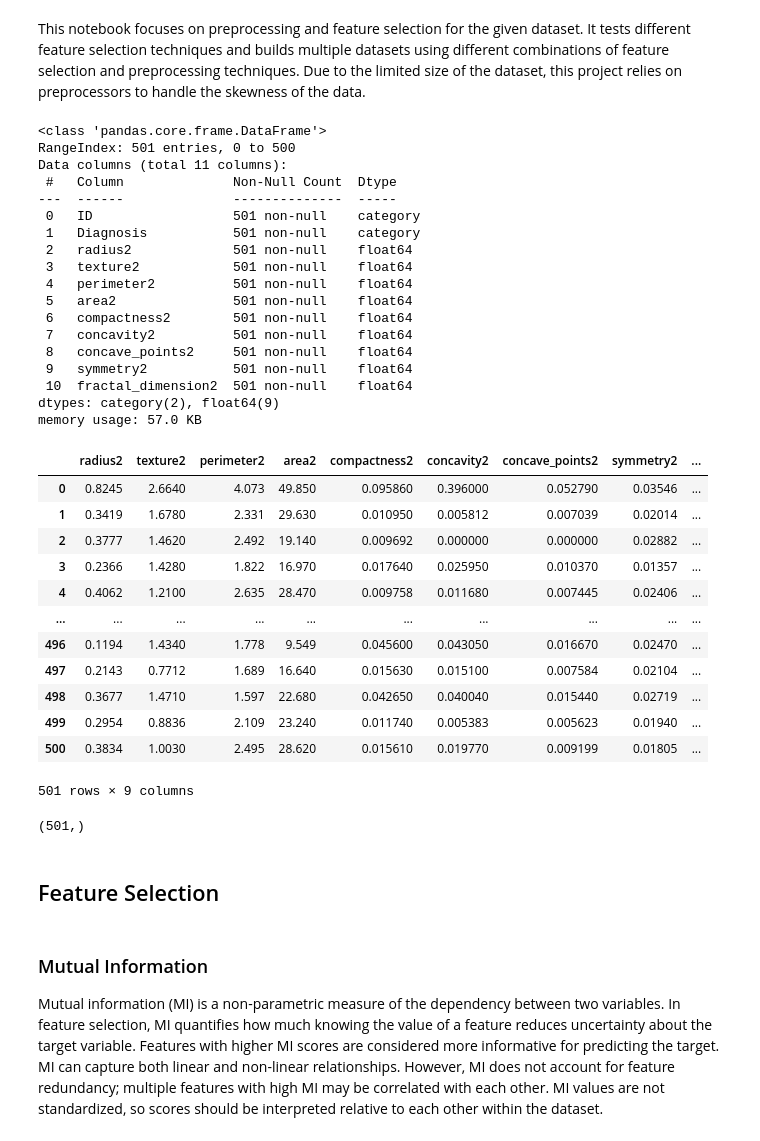
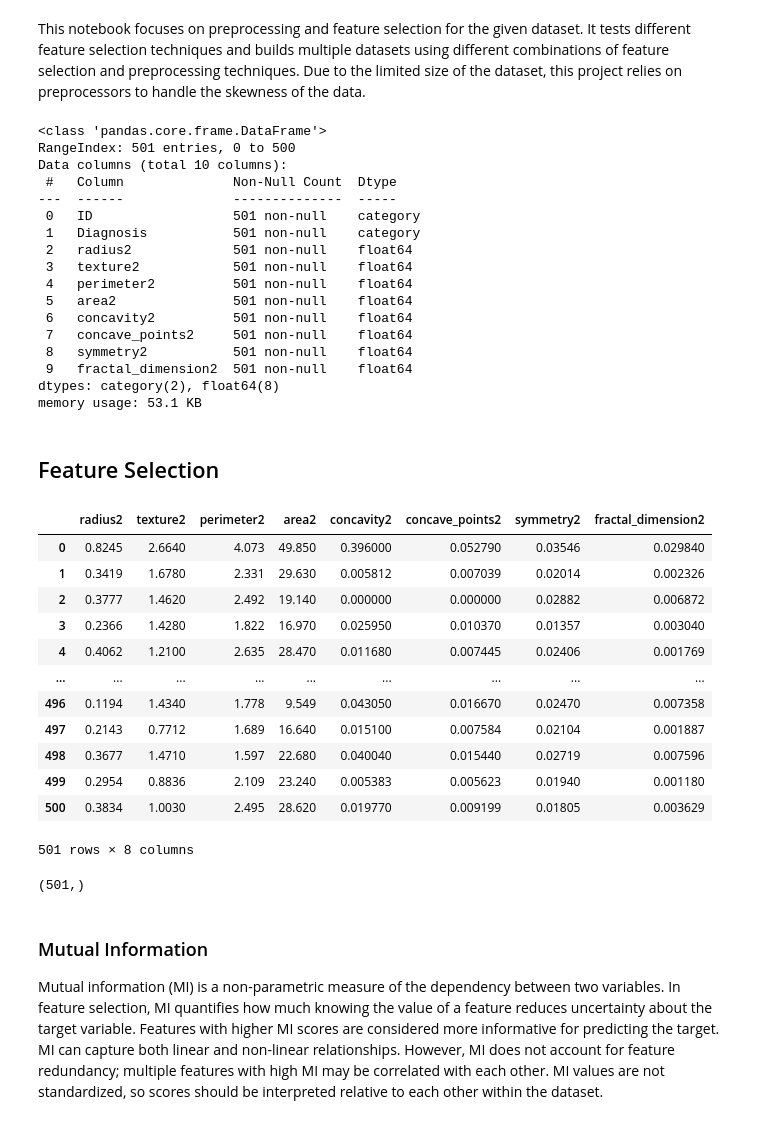
Before and after one commit to Jonas-wastaken/ml_project, a Jupyter notebook: notebooks/preprocessing.ipynb, the cells around one changed output. Drawn from its saved outputs; the diff is of its cells as text; code cells hidden in the pictures.

Commit message:
include considerations from multivariate analysis to data preprocessing

```diff
--- a/notebooks/preprocessing.ipynb
+++ b/notebooks/preprocessing.ipynb
@@ -21,11 +21,14 @@ data_path = os.path.join(os.path.dirname(os.getcwd()), "data", "raw_data.csv")
 df = pd.read_csv(data_path)
 df["ID"] = df["ID"].astype("category")
 df["Diagnosis"] = df["Diagnosis"].astype("category")
+df = df.drop(
+    "compactness2", axis=1
+)  # Exclude compactness2 from further analysis as previously determined
 df.info()
 # %% [output]
 <class 'pandas.core.frame.DataFrame'>
 RangeIndex: 501 entries, 0 to 500
-Data columns (total 11 columns):
+Data columns (total 10 columns):
  #   Column              Non-Null Count  Dtype
 ---  ------              --------------  -----
  0   ID                  501 non-null    category
@@ -34,49 +37,47 @@ Data columns (total 11 columns):
  3   texture2            501 non-null    float64
  4   perimeter2          501 non-null    float64
  5   area2               501 non-null    float64
- 6   compactness2        501 non-null    float64
- 7   concavity2          501 non-null    float64
- 8   concave_points2     501 non-null    float64
- 9   symmetry2           501 non-null    float64
- 10  fractal_dimension2  501 non-null    float64
-dtypes: category(2), float64(9)
-memory usage: 57.0 KB
+ 6   concavity2          501 non-null    float64
+ 7   concave_points2     501 non-null    float64
+ 8   symmetry2           501 non-null    float64
+ 9   fractal_dimension2  501 non-null    float64
+dtypes: category(2), float64(8)
+memory usage: 53.1 KB
+# %% [markdown]
+## Feature Selection
 # %%
 X = df[
     [
         "radius2",
         "texture2",
         "perimeter2",
         "area2",
-        "compactness2",
         "concavity2",
         "concave_points2",
         "symmetry2",
         "fractal_dimension2",
     ]
 ]
 X
 # %% [output]
-|  | radius2 | texture2 | perimeter2 | area2 | compactness2 | concavity2 | concave_points2 | symmetry2 | ... |
-| 0 | 0.8245 | 2.6640 | 4.073 | 49.850 | 0.095860 | 0.396000 | 0.052790 | 0.03546 | ... |
-| 1 | 0.3419 | 1.6780 | 2.331 | 29.630 | 0.010950 | 0.005812 | 0.007039 | 0.02014 | ... |
-| 2 | 0.3777 | 1.4620 | 2.492 | 19.140 | 0.009692 | 0.000000 | 0.000000 | 0.02882 | ... |
-| 3 | 0.2366 | 1.4280 | 1.822 | 16.970 | 0.017640 | 0.025950 | 0.010370 | 0.01357 | ... |
-| 4 | 0.4062 | 1.2100 | 2.635 | 28.470 | 0.009758 | 0.011680 | 0.007445 | 0.02406 | ... |
-| ... | ... | ... | ... | ... | ... | ... | ... | ... | ... |
-| 496 | 0.1194 | 1.4340 | 1.778 | 9.549 | 0.045600 | 0.043050 | 0.016670 | 0.02470 | ... |
-| 497 | 0.2143 | 0.7712 | 1.689 | 16.640 | 0.015630 | 0.015100 | 0.007584 | 0.02104 | ... |
-| 498 | 0.3677 | 1.4710 | 1.597 | 22.680 | 0.042650 | 0.040040 | 0.015440 | 0.02719 | ... |
-| 499 | 0.2954 | 0.8836 | 2.109 | 23.240 | 0.011740 | 0.005383 | 0.005623 | 0.01940 | ... |
-| 500 | 0.3834 | 1.0030 | 2.495 | 28.620 | 0.015610 | 0.019770 | 0.009199 | 0.01805 | ... |
+|  | radius2 | texture2 | perimeter2 | area2 | concavity2 | concave_points2 | symmetry2 | fractal_dimension2 |
+| 0 | 0.8245 | 2.6640 | 4.073 | 49.850 | 0.396000 | 0.052790 | 0.03546 | 0.029840 |
+| 1 | 0.3419 | 1.6780 | 2.331 | 29.630 | 0.005812 | 0.007039 | 0.02014 | 0.002326 |
+| 2 | 0.3777 | 1.4620 | 2.492 | 19.140 | 0.000000 | 0.000000 | 0.02882 | 0.006872 |
+| 3 | 0.2366 | 1.4280 | 1.822 | 16.970 | 0.025950 | 0.010370 | 0.01357 | 0.003040 |
+| 4 | 0.4062 | 1.2100 | 2.635 | 28.470 | 0.011680 | 0.007445 | 0.02406 | 0.001769 |
+| ... | ... | ... | ... | ... | ... | ... | ... | ... |
+| 496 | 0.1194 | 1.4340 | 1.778 | 9.549 | 0.043050 | 0.016670 | 0.02470 | 0.007358 |
+| 497 | 0.2143 | 0.7712 | 1.689 | 16.640 | 0.015100 | 0.007584 | 0.02104 | 0.001887 |
+| 498 | 0.3677 | 1.4710 | 1.597 | 22.680 | 0.040040 | 0.015440 | 0.02719 | 0.007596 |
+| 499 | 0.2954 | 0.8836 | 2.109 | 23.240 | 0.005383 | 0.005623 | 0.01940 | 0.001180 |
+| 500 | 0.3834 | 1.0030 | 2.495 | 28.620 | 0.019770 | 0.009199 | 0.01805 | 0.003629 |
-501 rows × 9 columns
+501 rows × 8 columns
 # %%
 y = df["Diagnosis"]
 y.shape
 # %% [output]
 (501,)
-# %% [markdown]
-## Feature Selection
 # %% [markdown]
 ### Mutual Information
 
```
Also changed, not shown: parts of 8 cells of this notebook, 16 other files.
